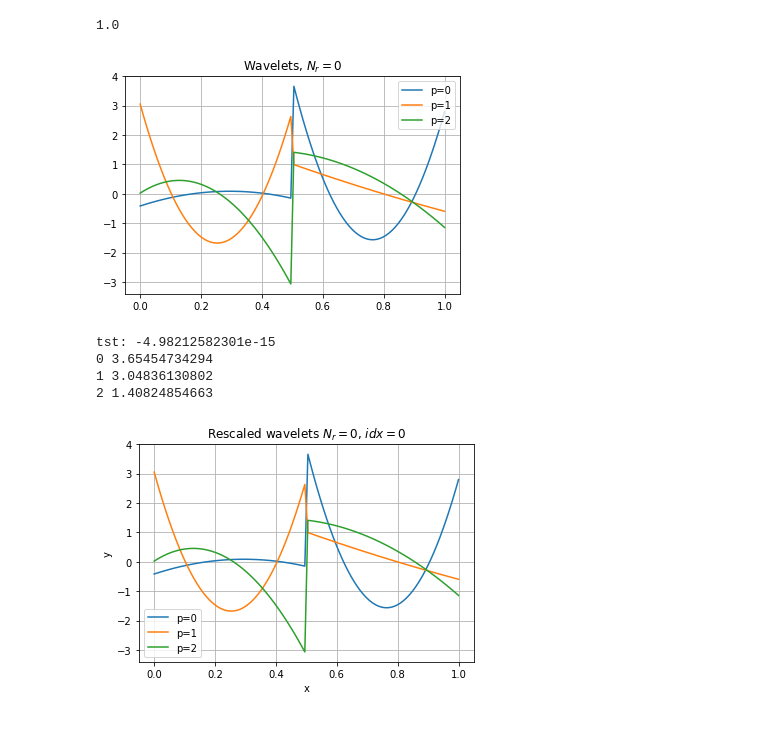
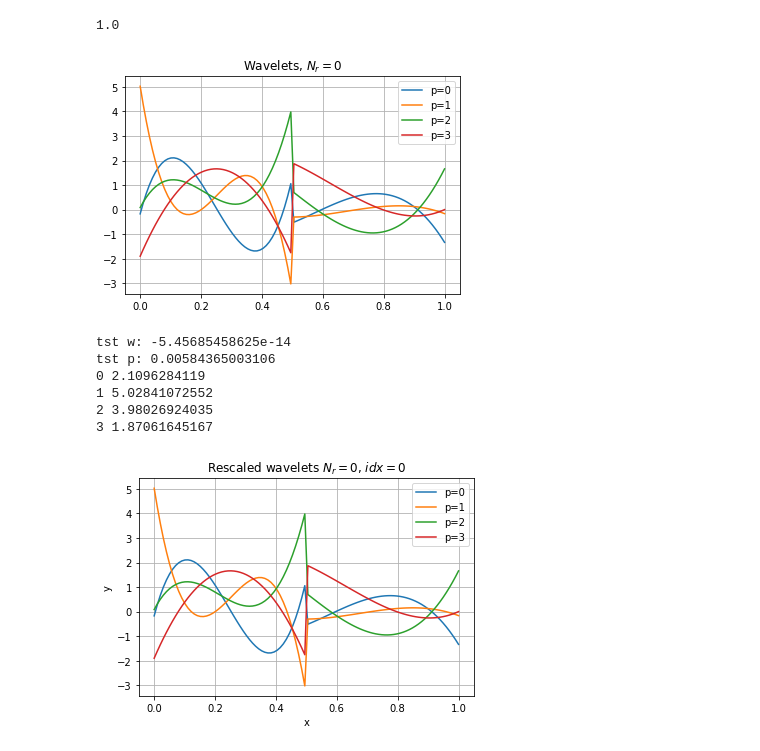
Before and after one commit to ikroeker/aMR-PC, a Jupyter notebook: py/test002.ipynb, the cells around one changed output. Saved outputs shown, nothing was run; the diff lists cells and outputs as text; code cells hidden in the pictures.

```diff
--- a/py/test002.ipynb
+++ b/py/test002.ipynb
@@ -24,44 +24,47 @@ import matplotlib.pyplot as plt
 
 import wavetools as wt
 
-P=3
+P=4
 wv=wt.wavetools(P)
 qdeg=4*P+4 # allways even
 wv.genWVlets(qdeg)
 x=np.linspace(0,1,100)
 
 for p in range(P):
     y=wv.fpsi(p,x)
     #y=wv.fr(p,x)
     #y=wv.fs(x)* (x**0) +(x**0)*(wv.alpha[0,0])
     plt.plot(x,y,label='p='+str(p))
 #ax.legend(arange(P))
 plt.legend(loc='upper right')
 plt.grid(True)
 plt.title('Wavelets, $N_r=0$')
 plt.show()
-print("tst:",(wv.fpsi(0,wv.roots)* wv.fpsi(1,wv.roots)) @ wv.weights)
-#(wv.fpsi(2,wv.roots)* wv.roots**2 )@ wv.weights
+if P>1:
+    print("tst w:",(wv.fpsi(0,wv.roots)* wv.fpsi(1,wv.roots)) @ wv.weights)
+    print("tst p:",(wv.fpsi(2,wv.roots)* wv.roots**2 )@ wv.weights)
 #print(wv.alpha)
 Nr=0
 Nri=0
 for p in range(P):
     y=wv.rfpsi(x,p,Nr,Nri)
     plt.plot(x,y,label='p='+str(p))
     print(p,max(y))
 plt.legend(loc='best')
 plt.xlabel('x')
 plt.ylabel('y')
 plt.title('Rescaled wavelets $N_r=$'+str(Nr)+', $idx=$'+str(Nri))
 plt.grid(True)
 plt.show()
 
 #print(x)
 #print(y)
 # %% [output]
-[figure, old version]
+[figure, new version]
-tst: -4.98212582301e-15
-0 3.65454734294
-1 3.04836130802
-2 1.40824854663
+tst w: -5.45685458625e-14
+tst p: 0.00584365003106
+0 2.1096284119
+1 5.02841072552
+2 3.98026924035
+3 1.87061645167
-[figure, old version]
+[figure, new version]
```
Also changed, not shown: 1 other file.
